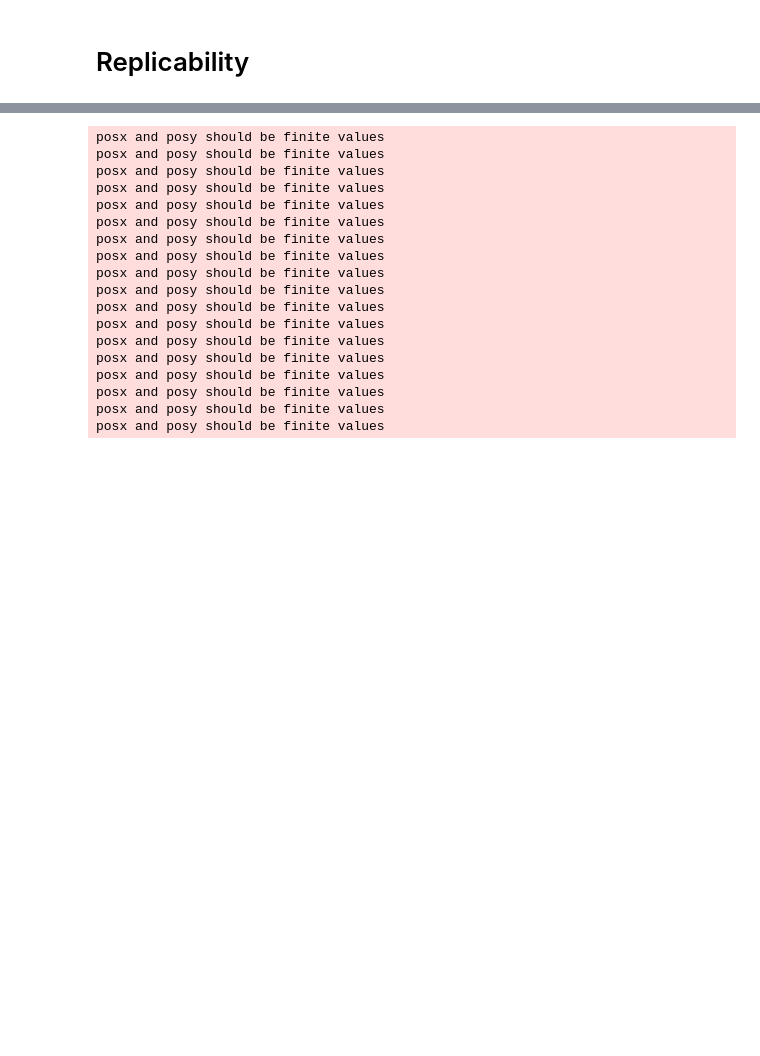
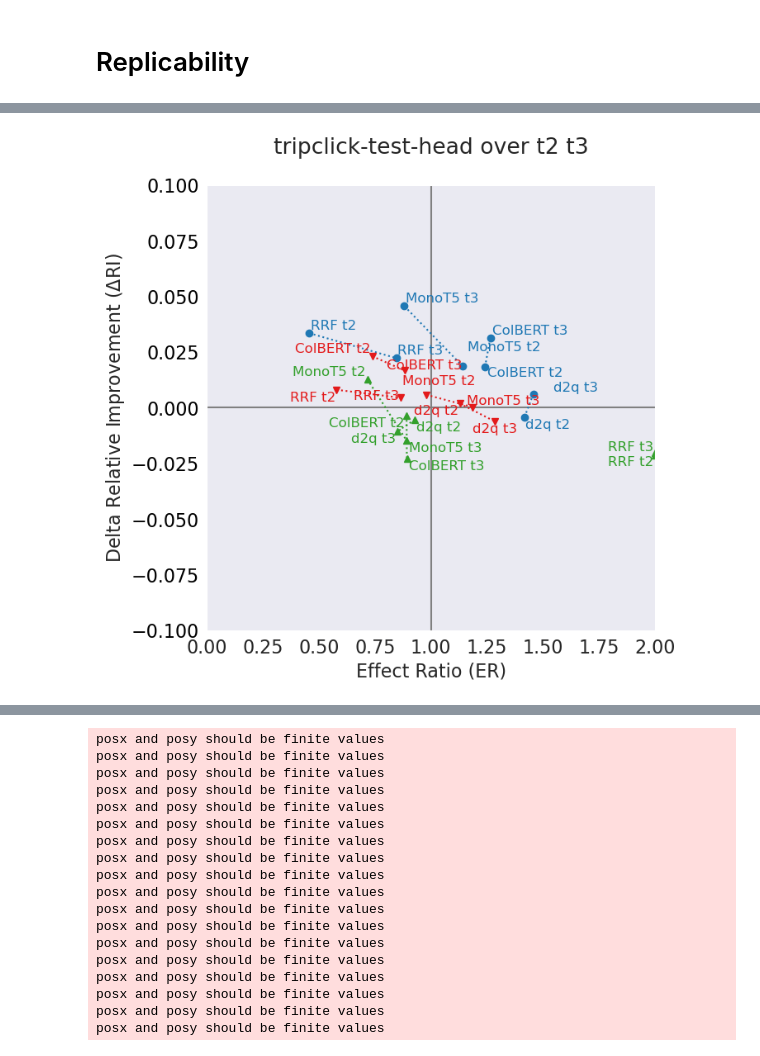
Before and after one commit to irgroup/Temporal-Change, a Jupyter notebook: evaluation/ARP.ipynb, the cells around one changed output, grey strips where cells are left out. Saved outputs shown, nothing was run; the diff lists cells and outputs as text; code cells hidden in the pictures; blank space fills up the shorter version.

```diff
--- a/evaluation/ARP.ipynb
+++ b/evaluation/ARP.ipynb
@@ -227,3 +264,8 @@ def result_table(dataset, measure, subcollections):
+# %%
+def add_replicability_measure(measure, table, reproduced, dataset):
+    base_measure = table.iloc[0]["measure"]
+    merge_table = reproduced[reproduced["dataset"]==dataset].pivot_table(index="method", columns="subcollection", values=f"{measure}_{base_measure}").add_prefix(f"{measure} ").reset_index().replace({"method": r_patch})
+    return table.merge(merge_table, how="left", on="method")
 # %%
 def highlight(table, subcollections):
     df = table.copy()
@@ -286,0 +484,28 @@ export_table(dataset="trec-covid", subcollections=["round1", "round2", "round3",
+# %%
+dataset = "longeval"
+subcollections = ["WT", "ST", "LT"]
+measures = ["ndcg", "bpref", "P_10"]
+
+
+table = []
+for measure in measures:
+    t = result_table(dataset=dataset, measure=measure, subcollections=subcollections)
+    t = t[t["method"]!="BM25"]
+    t = add_replicability_measure("DRI", t, runs_a_rep, dataset)
+    t = add_replicability_measure("ER", t, runs_a_rep, dataset)
+    t = add_replicability_measure("PVAL", t, runs_a_rep, dataset)
+    table.append(t)
+
+table = pd.concat(table).set_index(["measure", "method"])[["WT", "ST", "LT", "ER ST", "ER LT"]]
+
+
+# styling
+df = table.style.format("{:.3f}")
+for measure in measures:
+    df=df.background_gradient(cmap="Greens", subset=(measure, "WT"), vmin=table.loc[measure]["WT"].min(), vmax=table.loc[measure]["WT"].max())
+    df=df.background_gradient(cmap="Greens", subset=(measure, "ST"), vmin=table.loc[measure]["ST"].min(), vmax=table.loc[measure]["ST"].max())
+    df=df.background_gradient(cmap="Greens", subset=(measure, "LT"), vmin=table.loc[measure]["LT"].min(), vmax=table.loc[measure]["LT"].max())
+    df=df.background_gradient(cmap="Greens", subset=(measure, "ER ST"), vmin=table.loc[measure]["ER ST"].min(), vmax=table.loc[measure]["ER ST"].max())
+    df=df.background_gradient(cmap="Greens", subset=(measure, "ER LT"), vmin=table.loc[measure]["ER LT"].min(), vmax=table.loc[measure]["ER LT"].max())
+
+df
@@ -307,6 +547,8 @@ def evaluate_replicability(row):
         # get qrel advanced
         qrel_rpl_path = get_qrels_name_from_row(row)
 
+        if row["method"].startswith("rrf"):
+            print(qrel_orig_path, run_b_orig_path, run_a_orig_path, run_b_rep_path, row["filename"], qrel_rpl_path)
 
         rpl_eval = RplEvaluator(qrel_orig_path="../data/qrels/"+ qrel_orig_path,
                             run_b_orig_path="../data/run/"+ run_b_orig_path,
@@ -400,0 +706,4 @@ def plot_ER_DRI(data):
+# %%
+plot_ER_DRI_multi(methods=["bm25+colbert", "rrf(xsqram__bm25_bo1__pl2)", "bm25+monot5", "bm25_d2q10"], subcollections=["t2", "t3"])
+# %% [output]
+[figure, added]
```
Also changed, not shown: parts of 19 cells of this notebook, 6 other files.
